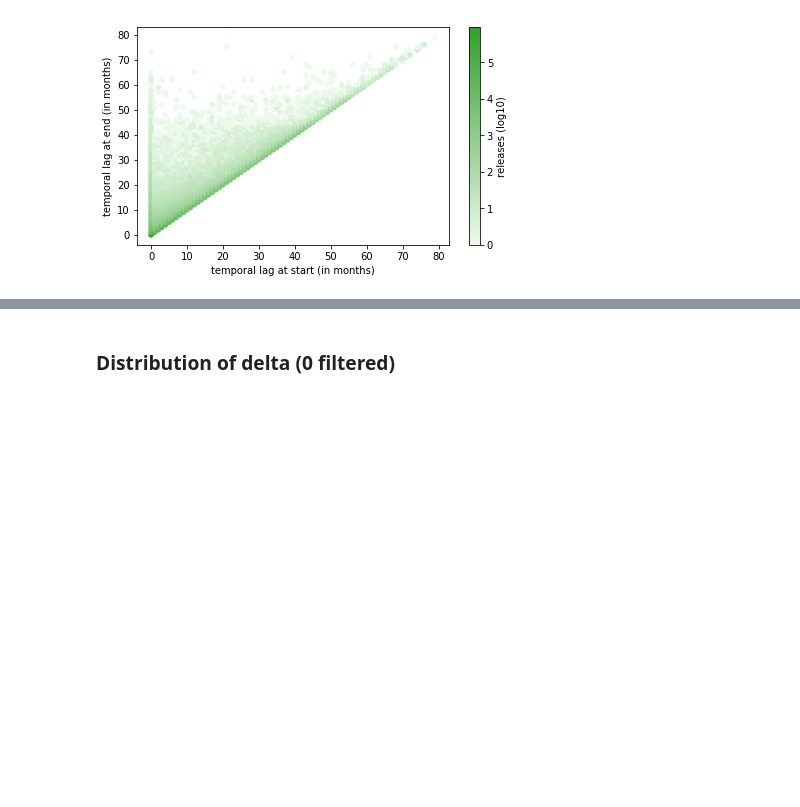
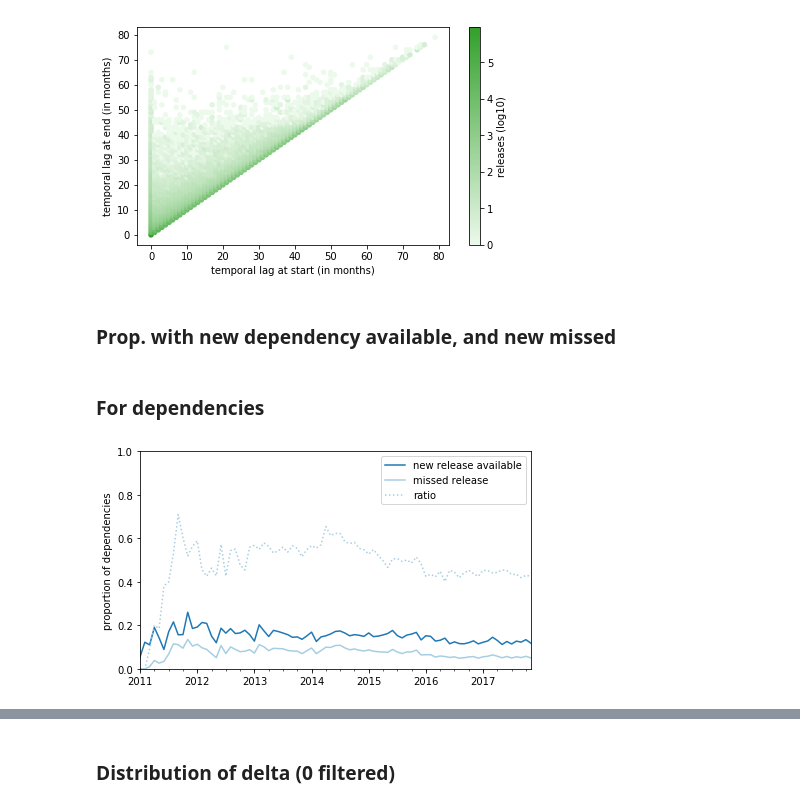
Before and after one commit to AlexandreDecan/secos-lag, a Jupyter notebook: notebooks/Technical lags.ipynb, the cells around one changed output, grey strips where cells are left out. Cells and saved outputs as stored; diff of their text form; code cells hidden in the pictures; blank space fills up the shorter version.

```diff
--- a/notebooks/Technical lags.ipynb
+++ b/notebooks/Technical lags.ipynb
@@ -40,4 +40,13 @@ df_lags = (
     )
     # Must be outside previous assign, because NextTime is not necessarily computed as datetime.
     .assign(Censored=lambda d: d['NextTime'] == CENSOR_DATE)
+
+    # Identify if a new release was available and missed
+    .assign(NewAvailable=lambda d:
+            (d['HighestInstallableAtTime'] != d['HighestInstallableAtNextTime'])
+            | (~d['HighestMissedAtNextTime'].isnull() & (d['HighestMissedAtTime'] != d['HighestMissedAtNextTime']))
+    )
+    .assign(NewMissed=lambda d:
+            d['NewAvailable'] & ~d['HighestMissedAtNextTime'].isnull()
+    )
 )
@@ -490,3 +527,37 @@ ax.set(
 savefig(ax.figure, 'temporal_scatter_releases_lags')
 # %% [output]
 [figure]
+# %% [markdown]
+### Prop. with new dependency available, and new missed
+# %% [markdown]
+### For dependencies
+# %%
+df_tmp = (
+    df_lags
+    [lambda d: ~d['Censored']]
+    .assign(dependencies=1)
+    .groupby(pandas.Grouper(key='NextTime', freq='1M'))
+    [['dependencies', 'NewAvailable', 'NewMissed']]
+    .sum()
+    .apply(lambda d: d / d['dependencies'], axis=1)
+)
+
+ax = (
+    df_tmp
+    [['NewAvailable', 'NewMissed']]
+    .rename(columns={'NewAvailable': 'new release available', 'NewMissed': 'missed release'})
+    .plot(color=PAL_DEP)
+)
+
+df_tmp.assign(ratio=lambda d: d['NewMissed'] / d['NewAvailable'])[['ratio']].plot(color=PAL_DEP[1], style=':', ax=ax)
+
+ax.set(
+    xlabel='',
+    ylabel='proportion of dependencies',
+    xlim=DATE_RANGE,
+    ylim=(0, 1),
+)
+
+savefig(ax.figure, 'temporal_prop_deps_available_missed')
+# %% [output]
+[figure, added]
```
Also changed, not shown: parts of 18 cells of this notebook.
